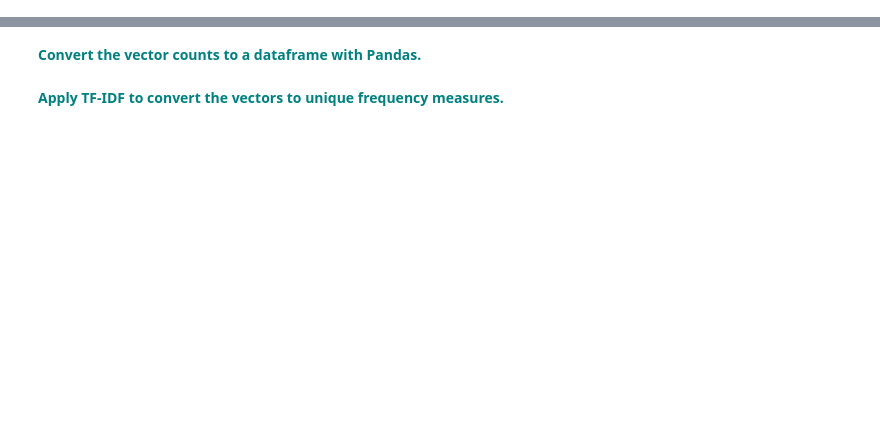
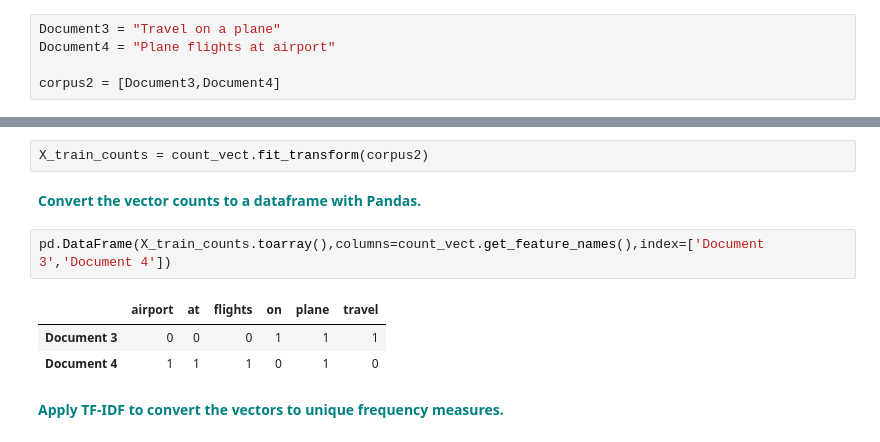
Before and after one commit to joycorrine/springboard, a Jupyter notebook: Unit15-CosineSimilarityCaseStudy/Cosine_Similarity_Case_Study.ipynb, the cells around one changed output, grey strips where cells are left out. Saved outputs shown, nothing was run; the diff lists cells and outputs as text; blank space fills up the shorter version.

```diff
--- a/Unit15-CosineSimilarityCaseStudy/Cosine_Similarity_Case_Study.ipynb
+++ b/Unit15-CosineSimilarityCaseStudy/Cosine_Similarity_Case_Study.ipynb
@@ -102,9 +111,22 @@ cosine_similarity(trsfm[0:1], trsfm)
 Replace the current values for `Document 0` and `Document 1` with your own sentence or paragraph and apply the same steps as we did in the above example.
 # %% [markdown]
  **<font color='teal'> Combine the documents into a corpus.</font>**
+# %%
+Document3 = "Travel on a plane"
+Document4 = "Plane flights at airport"
+
+corpus2 = [Document3,Document4]
 # %% [markdown]
  **<font color='teal'> Apply the count vectorizer to the corpus to transform it into vectors.</font>**
+# %%
+X_train_counts = count_vect.fit_transform(corpus2)
 # %% [markdown]
  **<font color='teal'> Convert the vector counts to a dataframe with Pandas.</font>**
+# %%
+pd.DataFrame(X_train_counts.toarray(),columns=count_vect.get_feature_names(),index=['Document 3','Document 4'])
+# %% [output]
+|  | airport | at | flights | on | plane | travel |
+| Document 3 | 0 | 0 | 0 | 1 | 1 | 1 |
+| Document 4 | 1 | 1 | 1 | 0 | 1 | 0 |
 # %% [markdown]
  **<font color='teal'> Apply TF-IDF to convert the vectors to unique frequency measures.</font>**
```
Also changed, not shown: parts of 11 cells of this notebook.
